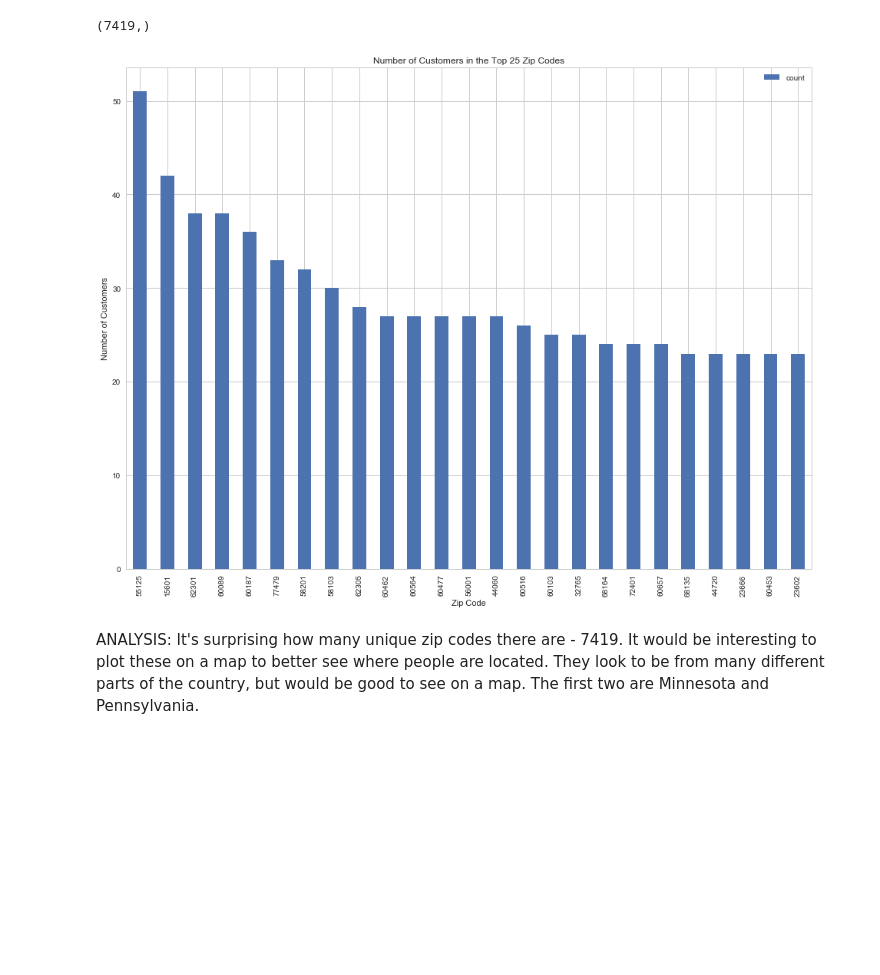
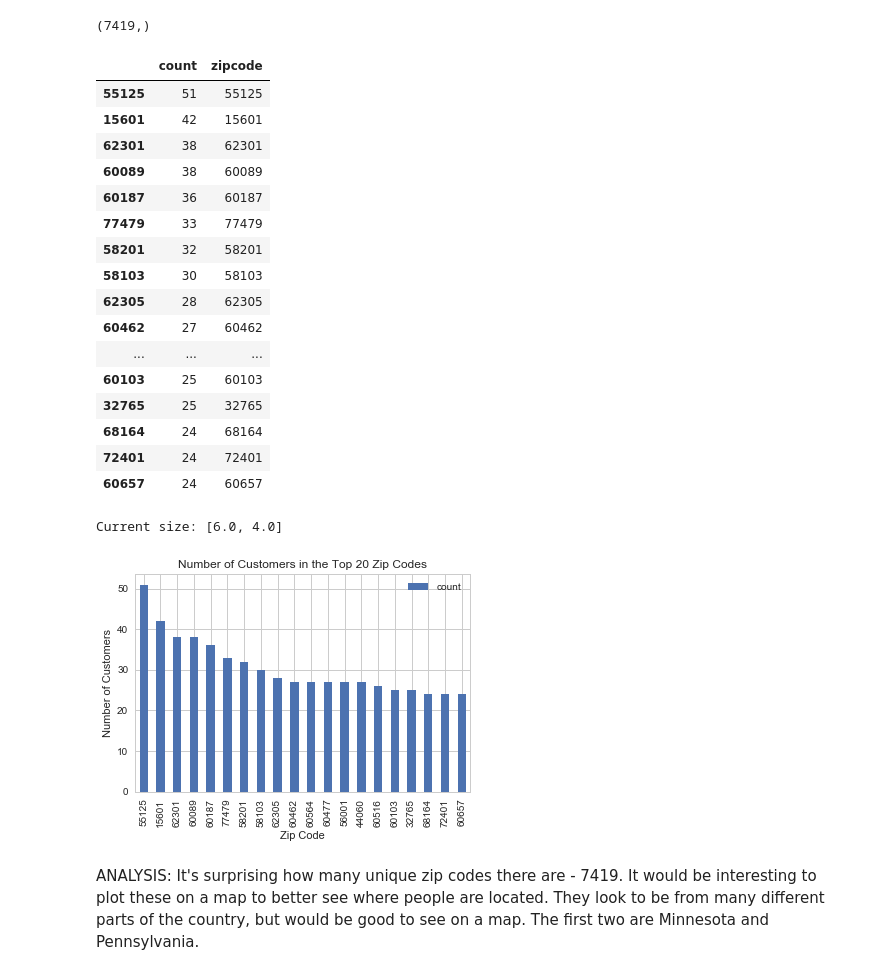
Before and after one commit to LMoller/Springboard-Capstone-1, a Jupyter notebook: DataStory.ipynb, the cells around one changed output. Drawn from its saved outputs; the diff is of its cells as text; code cells hidden in the pictures; blank space fills up the shorter version.

```diff
--- a/DataStory.ipynb
+++ b/DataStory.ipynb
@@ -304,25 +372,51 @@ clothingFile.ZIP_CODE.unique().shape
 (7419,)
 # %%
 #Look at Zip Codes
-densestZip = clothingFile['ZIP_CODE'].value_counts().sort_values(ascending=False).head(25)
+densestZip = clothingFile['ZIP_CODE'].value_counts().sort_values(ascending=False).head(20)
 densestZip = densestZip.to_frame()
 densestZip['zipcode'] = densestZip.index
 densestZip.columns = ['count','zipcode']
+densestZip
+# %% [output]
+|  | count | zipcode |
+| 55125 | 51 | 55125 |
+| 15601 | 42 | 15601 |
+| 62301 | 38 | 62301 |
+| 60089 | 38 | 60089 |
+| 60187 | 36 | 60187 |
+| 77479 | 33 | 77479 |
+| 58201 | 32 | 58201 |
+| 58103 | 30 | 58103 |
+| 62305 | 28 | 62305 |
+| 60462 | 27 | 60462 |
+| ... | ... | ... |
+| 60103 | 25 | 60103 |
+| 32765 | 25 | 32765 |
+| 68164 | 24 | 68164 |
+| 72401 | 24 | 72401 |
+| 60657 | 24 | 60657 |
 # %%
 #Show Zipcodes
 densestZip.plot.bar(x='zipcode', y='count')
 plt.xlabel('Zip Code')
 plt.ylabel('Number of Customers')
-plt.title('Number of Customers in the Top 25 Zip Codes')
+plt.title('Number of Customers in the Top 20 Zip Codes')
+
+# Get current size
+fig_size = plt.rcParams["figure.figsize"]
+
+# Prints: [8.0, 6.0]
+print "Current size:", fig_size
 
 # Set figure width to 12 and height to 9
 fig_size[0] = 16
 fig_size[1] = 12
 plt.rcParams["figure.figsize"] = fig_size
 
 plt.show()
 # %% [output]
+Current size: [6.0, 4.0]
-[figure, old version]
+[figure, new version]
 # %% [markdown]
 ANALYSIS: It's surprising how many unique zip codes there are - 7419. It would be interesting to plot these on a map to better see where people are located. They look to be from many different parts of the country, but would be good to see on a map. The first two are Minnesota and Pennsylvania.
 # %%
```
Also changed, not shown: parts of 18 cells of this notebook.
